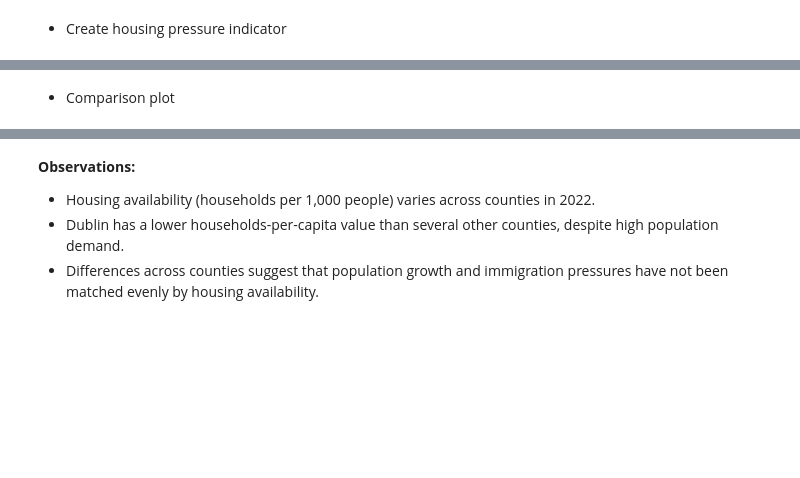
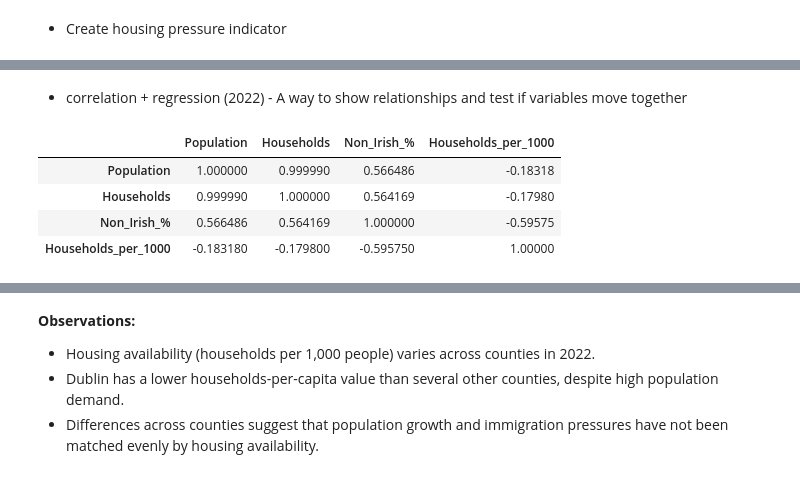
Before and after one commit to elainecazetta/programming-for-data-analytics, a Jupyter notebook: project/census_analysis.ipynb, the cells around one changed output, grey strips where cells are left out. Saved outputs shown, nothing was run; the diff lists cells and outputs as text; code cells hidden in the pictures; blank space fills up the shorter version.

```diff
--- a/project/census_analysis.ipynb
+++ b/project/census_analysis.ipynb
@@ -760,2 +793,0 @@ merged_s7.head()
-# %% [markdown]
-- Comparison plot
@@ -780,0 +794,16 @@ plt.show()
+# %% [markdown]
+- correlation + regression (2022) - A way to show relationships and test if variables move together
+# %%
+# Focus on 2022 for correlation/regression
+s2022 = merged_s7[merged_s7["CensusYear"] == 2022].copy()
+
+# Correlation matrix (numeric columns only)
+cols = ["Population", "Households", "Non_Irish_%", "Households_per_1000"]
+corr = s2022[cols].corr(numeric_only=True)
+corr
+# %% [output]
+|  | Population | Households | Non_Irish_% | Households_per_1000 |
+| Population | 1.000000 | 0.999990 | 0.566486 | -0.18318 |
+| Households | 0.999990 | 1.000000 | 0.564169 | -0.17980 |
+| Non_Irish_% | 0.566486 | 0.564169 | 1.000000 | -0.59575 |
+| Households_per_1000 | -0.183180 | -0.179800 | -0.595750 | 1.00000 |
```
Also changed, not shown: parts of 11 cells of this notebook.
